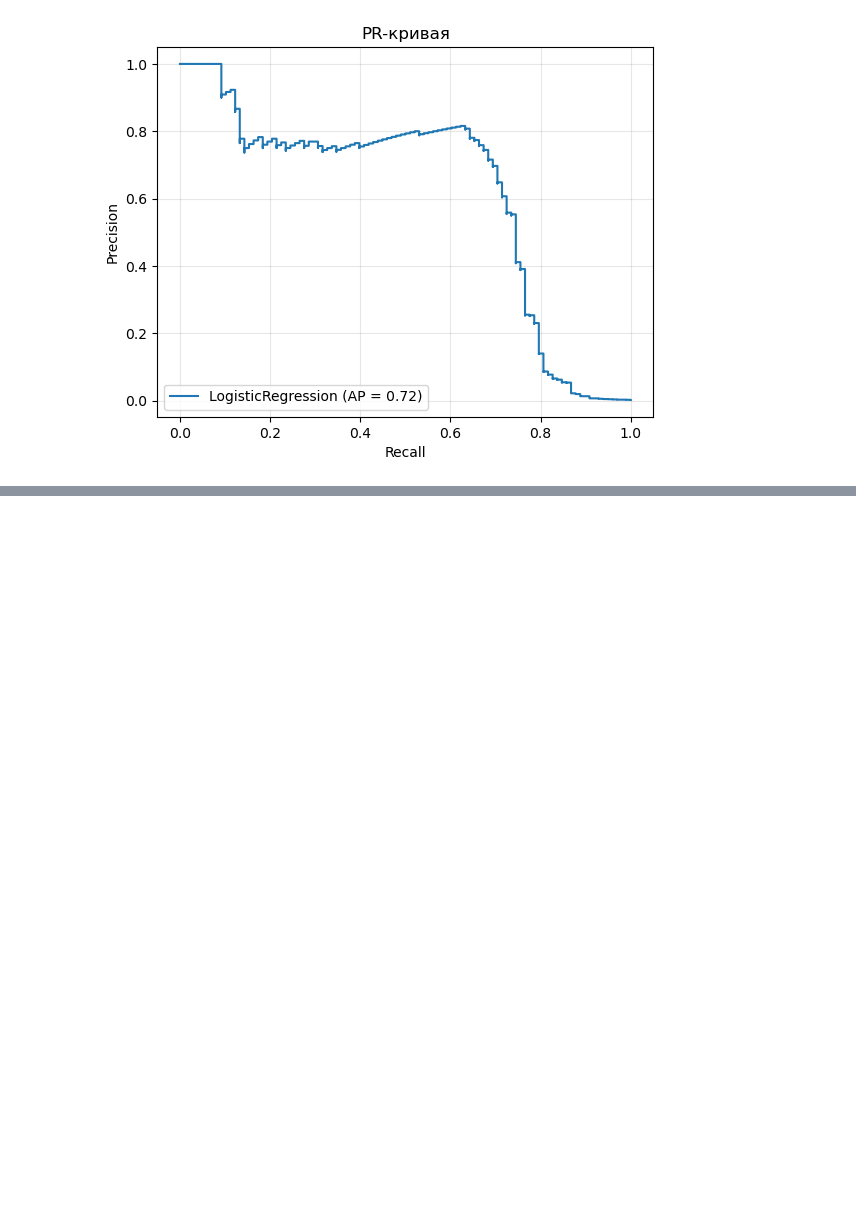
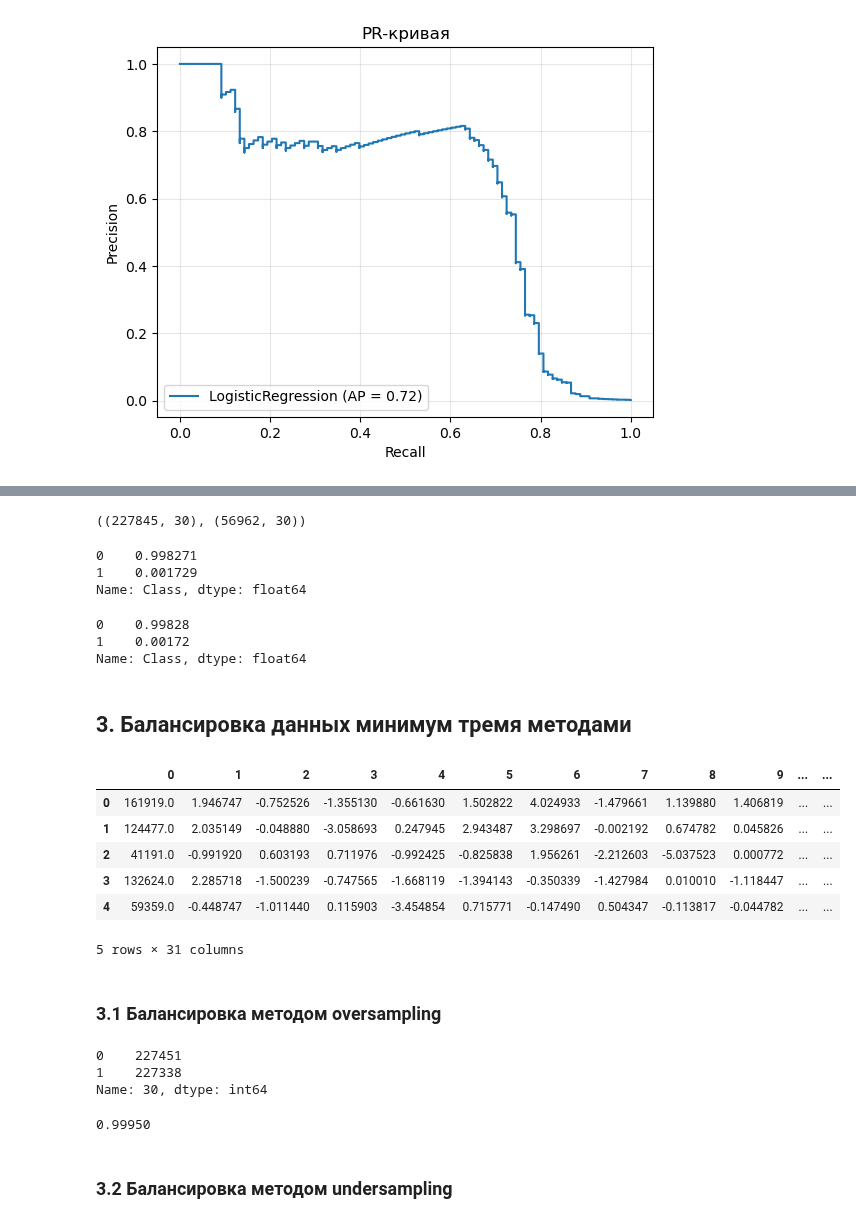
Before and after one commit to dnlygvtv/Python_for_Data_Science_HWs, a Jupyter notebook: HW/HW_10.ipynb, the cells around one changed output, grey strips where cells are left out. Cells and saved outputs as stored; diff of their text form; code cells hidden in the pictures; blank space fills up the shorter version.

```diff
--- a/HW/HW_10.ipynb
+++ b/HW/HW_10.ipynb
@@ -60,9 +62,9 @@ df.boxplot(['Amount']);
 # %% [output]
 [figure]
 # %%
-IRQ = df['Amount'].quantile(.75) - df['Amount'].quantile(.25)
-amount_max = df['Amount'].quantile(.75) + 1.5 * IRQ
-amount_min = df['Amount'].quantile(.25) - 1.5 * IRQ
+IQR = df['Amount'].quantile(.75) - df['Amount'].quantile(.25)
+amount_max = df['Amount'].quantile(.75) + 1.5 * IQR
+amount_min = df['Amount'].quantile(.25) - 1.5 * IQR
 
 df.loc[(df['Amount'] > amount_max) | (df['Amount'] < amount_min), 'Amount'] = df['Amount'].mean()
 # %%
@@ -350,10 +168,0 @@ df.loc[df['RainTomorrow'] == 'No', 'RainTomorrow'] = 0
-# %%
-X = df.drop(columns=target_feature)
-y = df[target_feature]
-
-X_train_orig, X_test_orig, y_train_orig, y_test_orig = train_test_split(X, y,
-                                                    test_size=0.2,
-                                                    shuffle=True,
-                                                    # stratify=y,
-                                                    random_state=42)
-X_train_orig.shape, X_test_orig.shape
@@ -564,0 +171,23 @@ weighted avg       0.85      0.86      0.85    116368
+# %%
+X_train, X_test, y_train, y_test = train_test_split(X, y,
+                                                    test_size=0.2,
+                                                    shuffle=True,
+                                                    stratify=y,
+                                                    random_state=42)
+X_train.shape, X_test.shape
+# %% [output]
+((227845, 30), (56962, 30))
+# %%
+y_train.value_counts(normalize=True)
+# %% [output]
+0    0.998271
+1    0.001729
+Name: Class, dtype: float64
+# %%
+y_test.value_counts(normalize=True)
+# %% [output]
+0    0.99828
+1    0.00172
+Name: Class, dtype: float64
+# %% [markdown]
+## 3. Балансировка данных минимум тремя методами
@@ -564,0 +229,14 @@ weighted avg       0.85      0.86      0.85    116368
+# %%
+import numpy as np
+
+# преобразование обучающих данных в конкатенацию вдоль второй оси (по столбцам) - датасет тренировочных данных для балансировки
+df_for_balancing = pd.DataFrame(np.c_[X_train, y_train.values])
+df_for_balancing.head()
+# %% [output]
+|  | 0 | 1 | 2 | 3 | 4 | 5 | 6 | 7 | 8 | 9 | ... | ... |
+| 0 | 161919.0 | 1.946747 | -0.752526 | -1.355130 | -0.661630 | 1.502822 | 4.024933 | -1.479661 | 1.139880 | 1.406819 | ... | ... |
+| 1 | 124477.0 | 2.035149 | -0.048880 | -3.058693 | 0.247945 | 2.943487 | 3.298697 | -0.002192 | 0.674782 | 0.045826 | ... | ... |
+| 2 | 41191.0 | -0.991920 | 0.603193 | 0.711976 | -0.992425 | -0.825838 | 1.956261 | -2.212603 | -5.037523 | 0.000772 | ... | ... |
+| 3 | 132624.0 | 2.285718 | -1.500239 | -0.747565 | -1.668119 | -1.394143 | -0.350339 | -1.427984 | 0.010010 | -1.118447 | ... | ... |
+| 4 | 59359.0 | -0.448747 | -1.011440 | 0.115903 | -3.454854 | 0.715771 | -0.147490 | 0.504347 | -0.113817 | -0.044782 | ... | ... |
+5 rows × 31 columns
@@ -564,0 +245,17 @@ weighted avg       0.85      0.86      0.85    116368
+# %% [markdown]
+### 3.1 Балансировка методом oversampling
+# %%
+df_balanced = balance_df_by_target(df_for_balancing, TARGET_NAME, method='over')
+
+df_balanced[TARGET_NAME].value_counts()
+# %% [output]
+0    227451
+1    227338
+Name: 30, dtype: int64
+# %%
+# степень расхождения классов
+print(f"{df_balanced[TARGET_NAME].value_counts()[1] / df_balanced[TARGET_NAME].value_counts()[0]:.5f}")
+# %% [output]
+0.99950
+# %% [markdown]
+### 3.2 Балансировка методом undersampling
```
Also changed, not shown: parts of 58 cells of this notebook.
